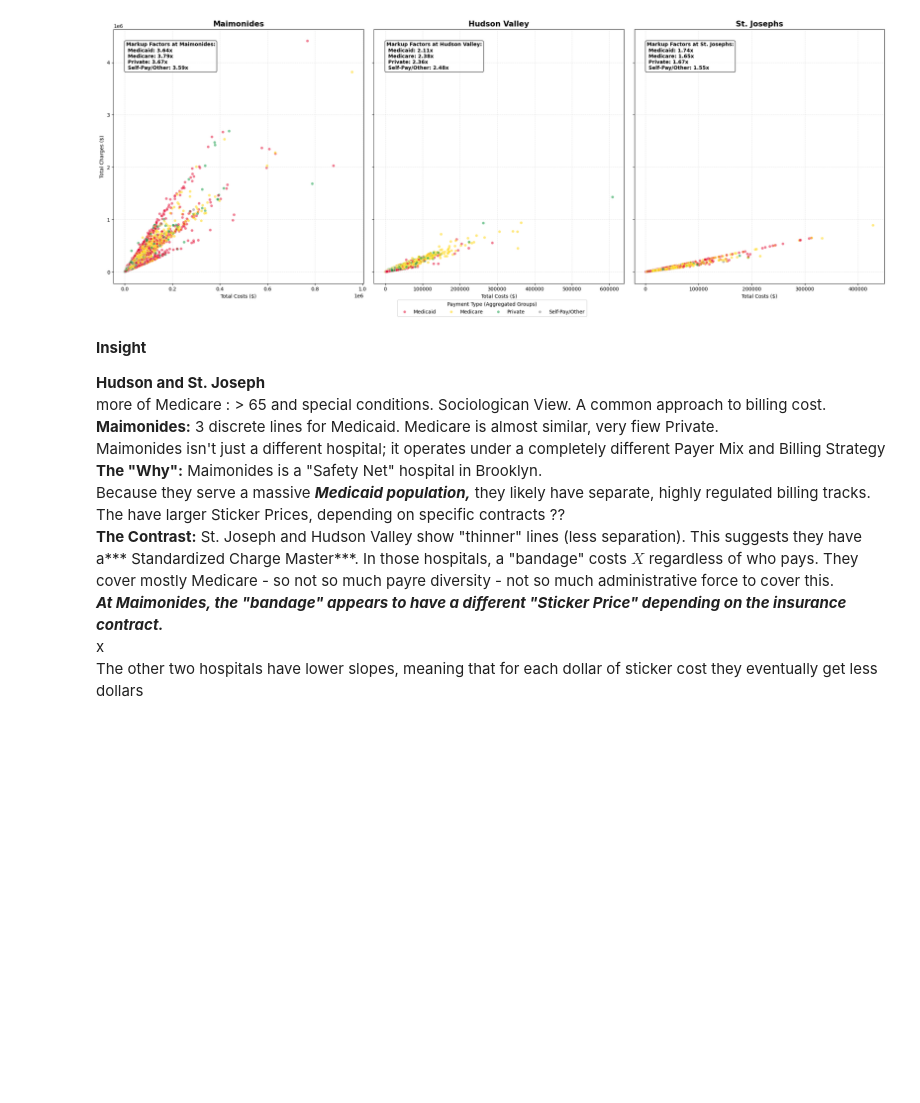
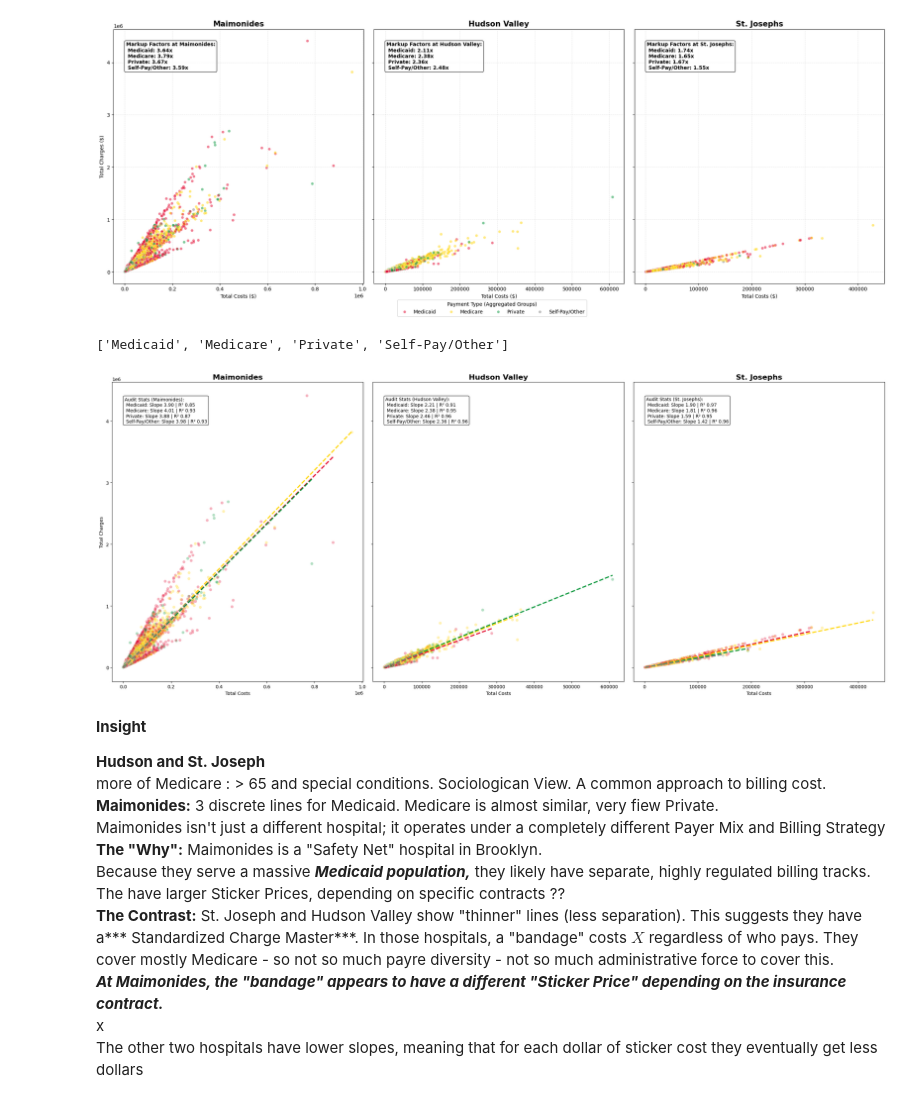
Before and after one commit to kpsalida/HospitalDischarges_Visualization, a Jupyter notebook: viz_eda.ipynb, the cells around one changed output. Saved outputs shown, nothing was run; the diff lists cells and outputs as text; code cells hidden in the pictures; blank space fills up the shorter version.

```diff
--- a/viz_eda.ipynb
+++ b/viz_eda.ipynb
@@ -1117,6 +1133,62 @@ plt.tight_layout()
 plt.show()
 # %% [output]
 [figure]
+# %%
+target_payers
+# %% [output]
+['Medicaid', 'Medicare', 'Private', 'Self-Pay/Other']
+# %%
+# 1. Setup Plotting Environment
+facilities = df['Facility Name'].unique()
+payers = df['Payment Type'].unique()
+fig, axes = plt.subplots(1, len(facilities), figsize=(24, 10), sharey=True)
+
+# 2. Define colors to stay consistent with your previous work
+custom_colors = {'Medicare': '#FFD700', 'Medicaid': '#E4002B', 'Private': '#009639', 'Self-Pay/Other': '#7F7F7F'}
+
+# 3. The Audit Loop
+for i, hospital in enumerate(facilities):
+    h_subset = df[df['Facility Name'] == hospital]
+    ax = axes[i]
+
+    # Draw individual scatter points
+    sns.scatterplot(data=h_subset, x='Total Costs', y='Total Charges', hue='Payment Type',
+                    palette=custom_colors, alpha=0.3, ax=ax, s=40)
+
+    stats_text = f"Audit Stats ({hospital}):"
+
+    for payer in payers:
+        p_subset = h_subset[h_subset['Payment Type'] == payer].dropna(subset=['Total Costs', 'Total Charges'])
+
+        if len(p_subset) > 10: # Only run if we have enough data points
+            # Scikit-learn expects 2D arrays for X
+            X = p_subset[['Total Costs']].values
+            y = p_subset['Total Charges'].values
+
+            # Initialize and Fit Model
+            model = LinearRegression(fit_intercept=True)
+            model.fit(X, y)
+
+            slope = model.coef_[0]
+            r_squared = model.score(X, y)
+
+            # Create the regression line for the plot
+            x_range = np.array([[X.min()], [X.max()]])
+            y_pred = model.predict(x_range)
+            ax.plot(x_range, y_pred, color=custom_colors.get(payer, 'black'), lw=2.5, linestyle='--')
+
+            stats_text += f"\n {payer}: Slope {slope:.2f} | R² {r_squared:.2f}"
+
+    # Aesthetics
+    ax.text(0.05, 0.95, stats_text, transform=ax.transAxes, verticalalignment='top',
+            bbox=dict(boxstyle='round', facecolor='white', alpha=0.8), fontsize=10)
+    ax.set_title(hospital, fontsize=16, fontweight='bold')
+    ax.get_legend().remove()
+
+plt.tight_layout()
+plt.show()
+# %% [output]
+[figure, added]
 # %% [markdown]
 **Insight**
 
```
Also changed, not shown: parts of 17 cells of this notebook.
